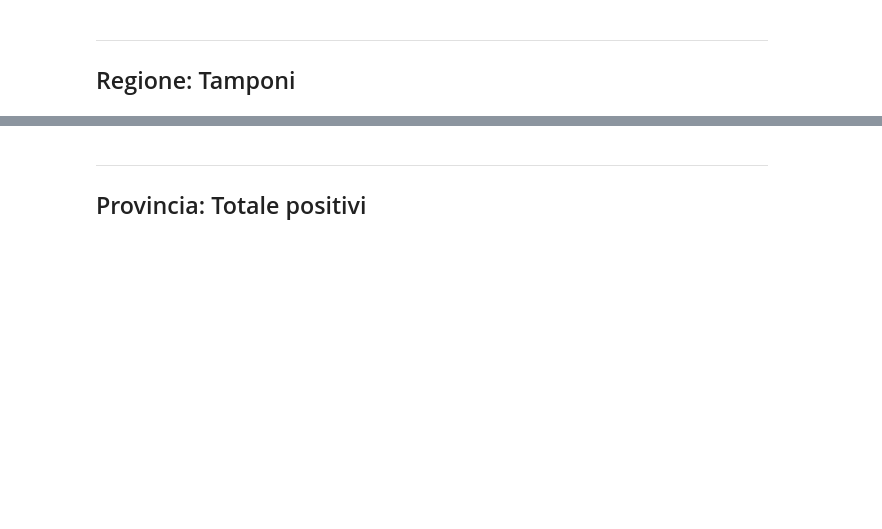
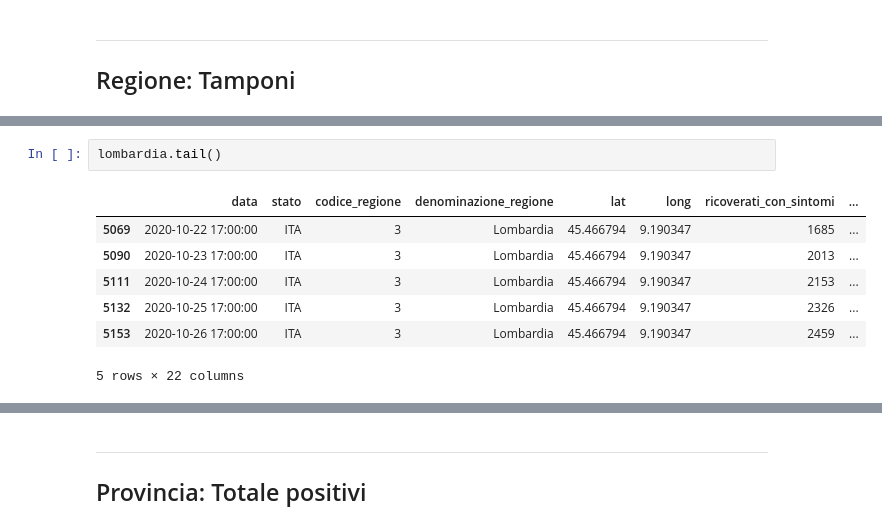
Before and after one commit to marconardon/covid-dashboard, a Jupyter notebook: COVID-19 Italia.ipynb, the cells around one changed output, grey strips where cells are left out. Drawn from its saved outputs; the diff is of its cells as text; blank space fills up the shorter version.

```diff
--- a/COVID-19 Italia.ipynb
+++ b/COVID-19 Italia.ipynb
@@ -247,0 +237,10 @@ graph_tamp_reg
+# %%
+lombardia.tail()
+# %% [output]
+|  | data | stato | codice_regione | denominazione_regione | lat | long | ricoverati_con_sintomi | ... |
+| 5069 | 2020-10-22 17:00:00 | ITA | 3 | Lombardia | 45.466794 | 9.190347 | 1685 | ... |
+| 5090 | 2020-10-23 17:00:00 | ITA | 3 | Lombardia | 45.466794 | 9.190347 | 2013 | ... |
+| 5111 | 2020-10-24 17:00:00 | ITA | 3 | Lombardia | 45.466794 | 9.190347 | 2153 | ... |
+| 5132 | 2020-10-25 17:00:00 | ITA | 3 | Lombardia | 45.466794 | 9.190347 | 2326 | ... |
+| 5153 | 2020-10-26 17:00:00 | ITA | 3 | Lombardia | 45.466794 | 9.190347 | 2459 | ... |
+5 rows × 22 columns
```
Also changed, not shown: parts of 7 cells of this notebook.
